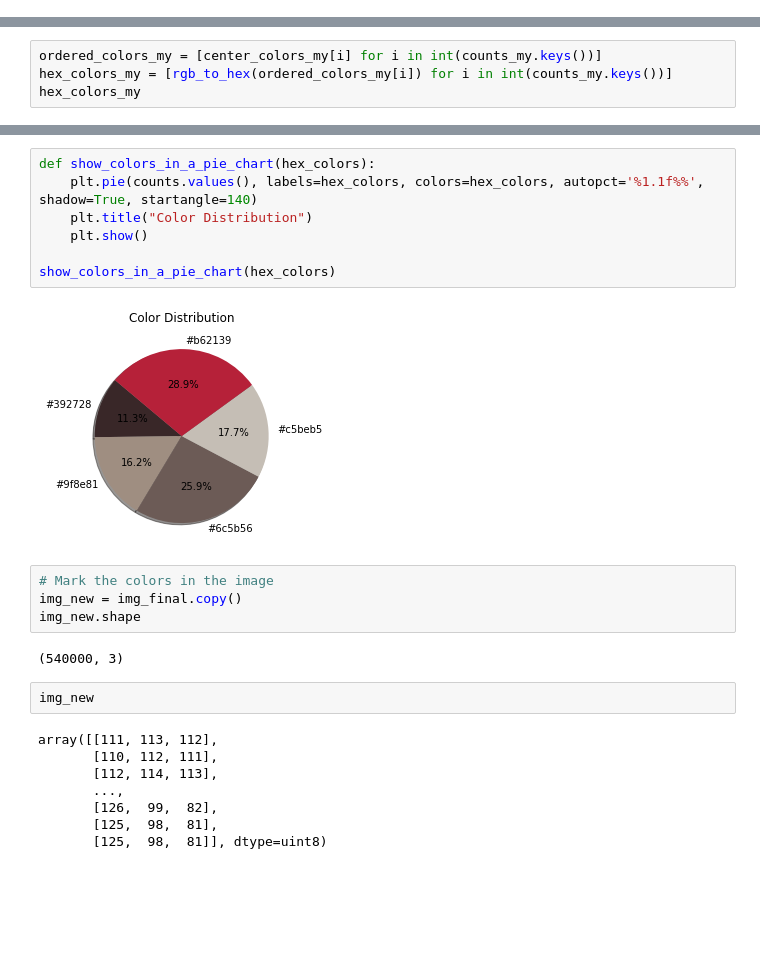
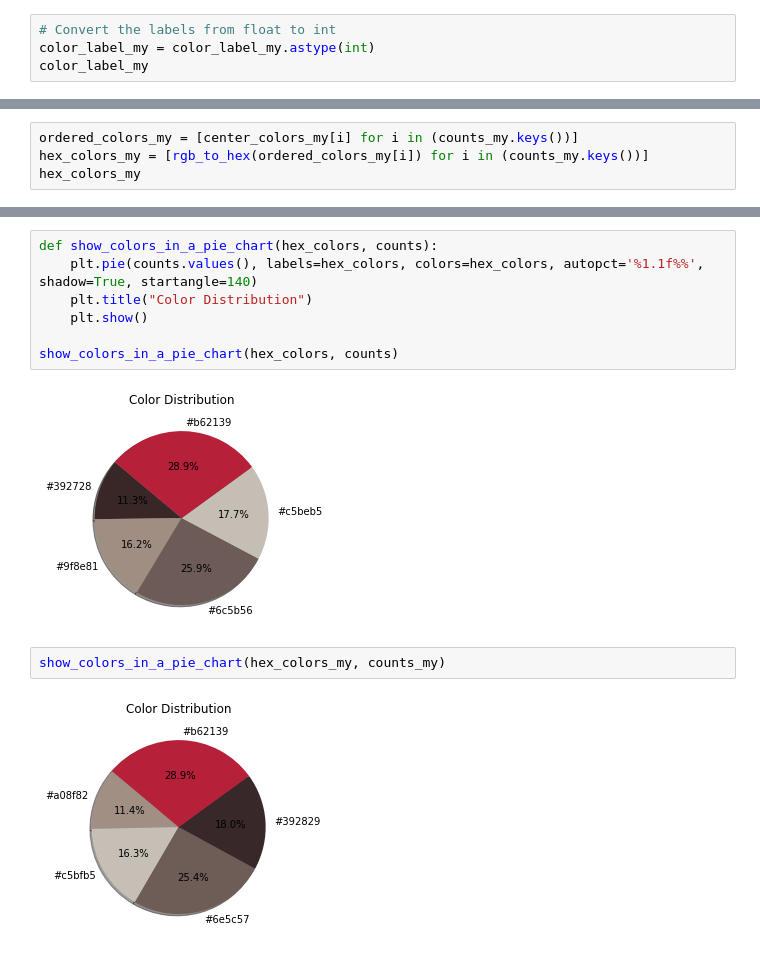
Before and after one commit to ayushabrol13/Color-Detector-and-Differentiator, a Jupyter notebook: color_detect.ipynb, the cells around one changed output, grey strips where cells are left out. Cells and saved outputs as stored; diff of their text form; blank space fills up the shorter version.

Commit message:
added plots

```diff
--- a/color_detect.ipynb
+++ b/color_detect.ipynb
@@ -141,0 +139,4 @@ array([1., 1., 1., ..., 1., 1., 1.])
+# %%
+# Convert the labels from float to int
+color_label_my = color_label_my.astype(int)
+color_label_my
@@ -176,7 +180,7 @@ hex_colors
 # %% [output]
 ['#392728', '#9f8e81', '#6c5b56', '#c5beb5', '#b62139']
 # %%
-ordered_colors_my = [center_colors_my[i] for i in int(counts_my.keys())]
-hex_colors_my = [rgb_to_hex(ordered_colors_my[i]) for i in int(counts_my.keys())]
+ordered_colors_my = [center_colors_my[i] for i in (counts_my.keys())]
+hex_colors_my = [rgb_to_hex(ordered_colors_my[i]) for i in (counts_my.keys())]
 hex_colors_my
 # %% [output]
@@ -192,25 +204,13 @@ ordered_colors
 # %%
-def show_colors_in_a_pie_chart(hex_colors):
+def show_colors_in_a_pie_chart(hex_colors, counts):
     plt.pie(counts.values(), labels=hex_colors, colors=hex_colors, autopct='%1.1f%%', shadow=True, startangle=140)
     plt.title("Color Distribution")
     plt.show()
 
-show_colors_in_a_pie_chart(hex_colors)
+show_colors_in_a_pie_chart(hex_colors, counts)
 # %% [output]
 [figure]
-# %%
-# Mark the colors in the image
-img_new = img_final.copy()
-img_new.shape
-# %% [output]
-(540000, 3)
-# %%
-img_new
-# %% [output]
-array([[111, 113, 112],
-       [110, 112, 111],
-       [112, 114, 113],
-       ...,
-       [126,  99,  82],
-       [125,  98,  81],
-       [125,  98,  81]], dtype=uint8)
+# %%
+show_colors_in_a_pie_chart(hex_colors_my, counts_my)
+# %% [output]
+[figure, added]
```
Also changed, not shown: parts of 11 cells of this notebook.
